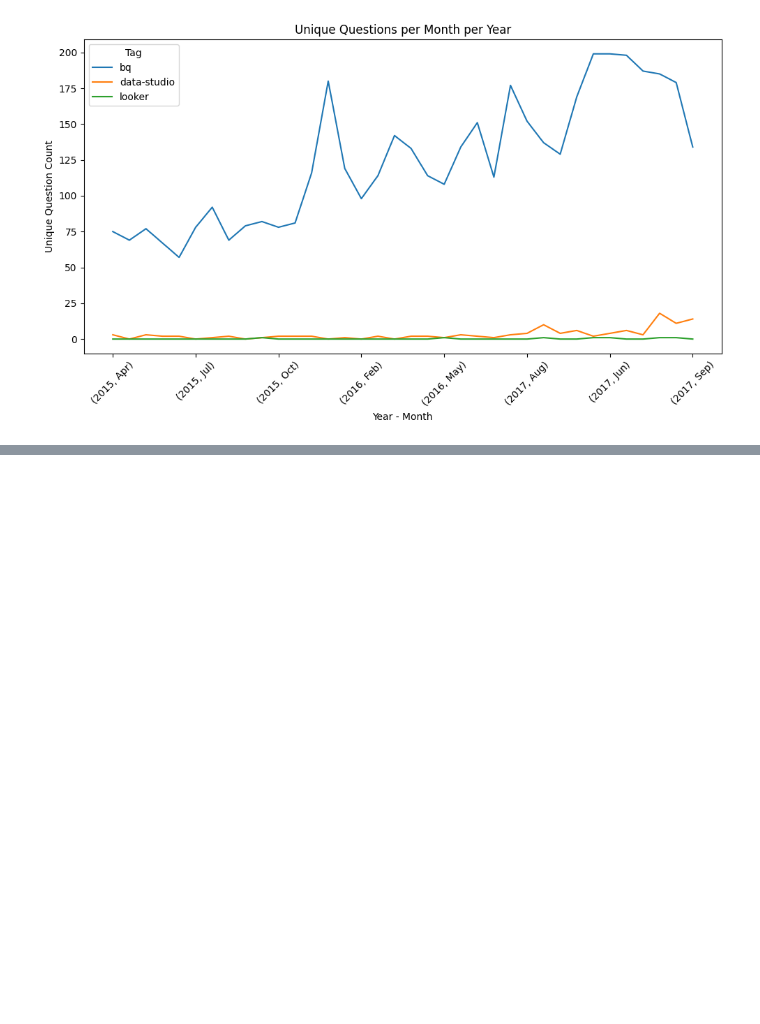
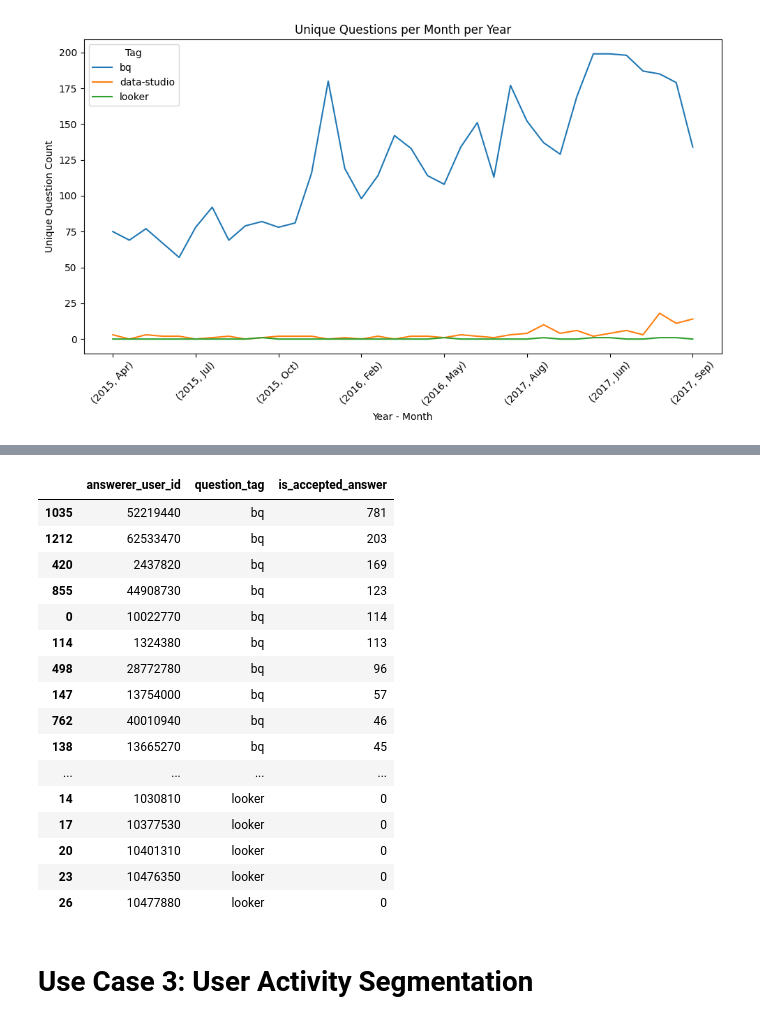
Before and after one commit to farisazizy/FinalExam-GIGIH, a Jupyter notebook: GG3DAUP0032_Python.ipynb, the cells around one changed output, grey strips where cells are left out. Drawn from its saved outputs; the diff is of its cells as text; code cells hidden in the pictures; blank space fills up the shorter version.

```diff
--- a/GG3DAUP0032_Python.ipynb
+++ b/GG3DAUP0032_Python.ipynb
@@ -170,0 +233,2 @@ plt.show()
+# %%
+data2 = pd.DataFrame.copy(data)
@@ -170,0 +244,9 @@ plt.show()
+# %%
+# Ensure data is cleaned and filtered (accepted answers with non-negative score)
+
+filtered_data = data2[(data2['is_accepted_answer']) & (data2['answer_score'] >= 0) & (data2['answerer_user_id'] != '0')]
+# %%
+# Group by answerer_user_id and question_tag, then calculate total accepted answers
+
+grouped = filtered_data.groupby(['answerer_user_id', 'question_tag'])['is_accepted_answer'].sum().reset_index()
+grouped
@@ -170,0 +267,28 @@ plt.show()
+# %%
+# Sort by total accepted answers within each tag
+
+grouped_sorted = grouped.sort_values(by=['question_tag', 'is_accepted_answer'], ascending=[True, False])
+# %%
+top_candidates = grouped_sorted.groupby('question_tag')
+
+top_candidates.head(10)
+# %% [output]
+|  | answerer_user_id | question_tag | is_accepted_answer |
+| 1035 | 52219440 | bq | 781 |
+| 1212 | 62533470 | bq | 203 |
+| 420 | 2437820 | bq | 169 |
+| 855 | 44908730 | bq | 123 |
+| 0 | 10022770 | bq | 114 |
+| 114 | 1324380 | bq | 113 |
+| 498 | 28772780 | bq | 96 |
+| 147 | 13754000 | bq | 57 |
+| 762 | 40010940 | bq | 46 |
+| 138 | 13665270 | bq | 45 |
+| ... | ... | ... | ... |
+| 14 | 1030810 | looker | 0 |
+| 17 | 10377530 | looker | 0 |
+| 20 | 10401310 | looker | 0 |
+| 23 | 10476350 | looker | 0 |
+| 26 | 10477880 | looker | 0 |
+# %% [markdown]
+# Use Case 3: User Activity Segmentation
```
Also changed, not shown: parts of 21 cells of this notebook.
